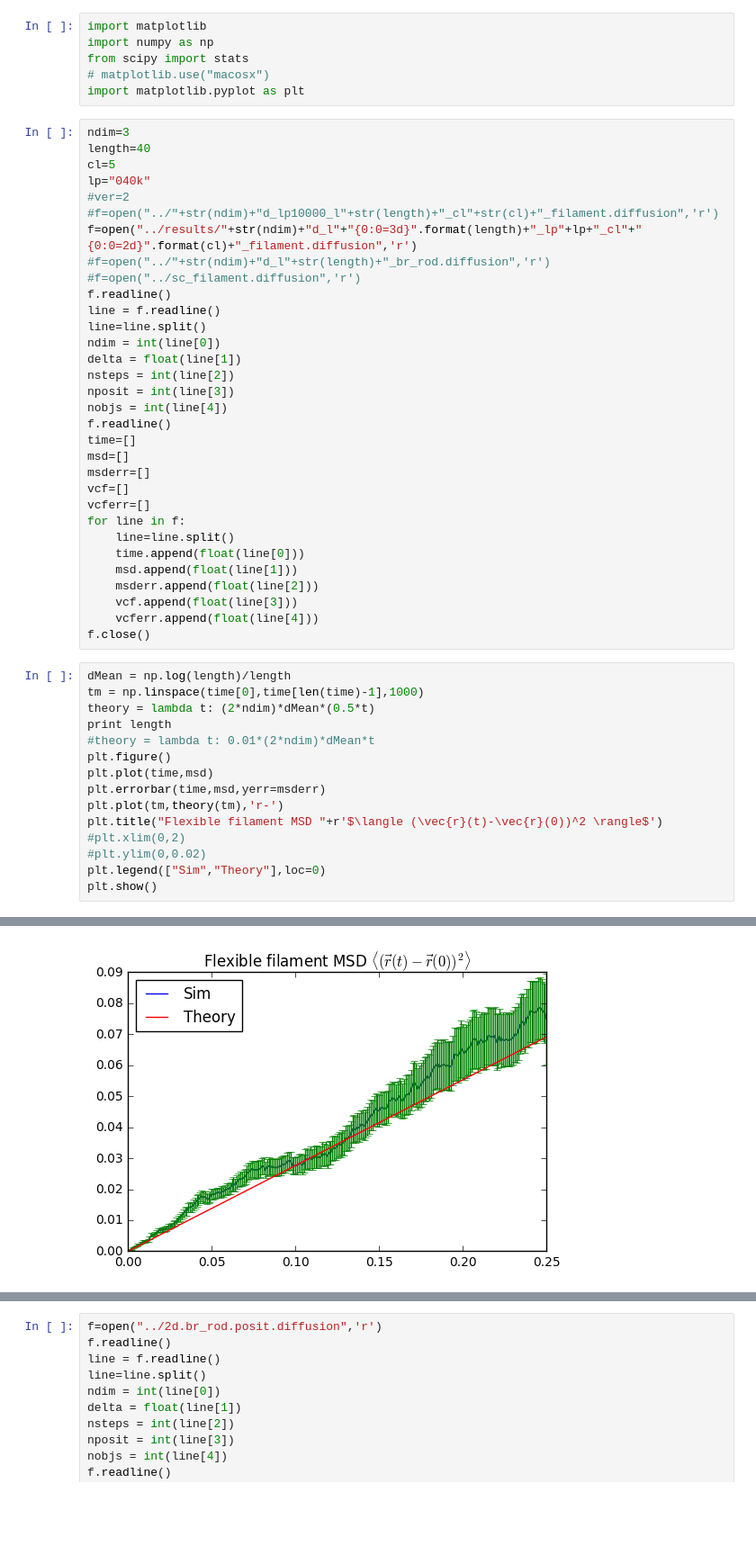
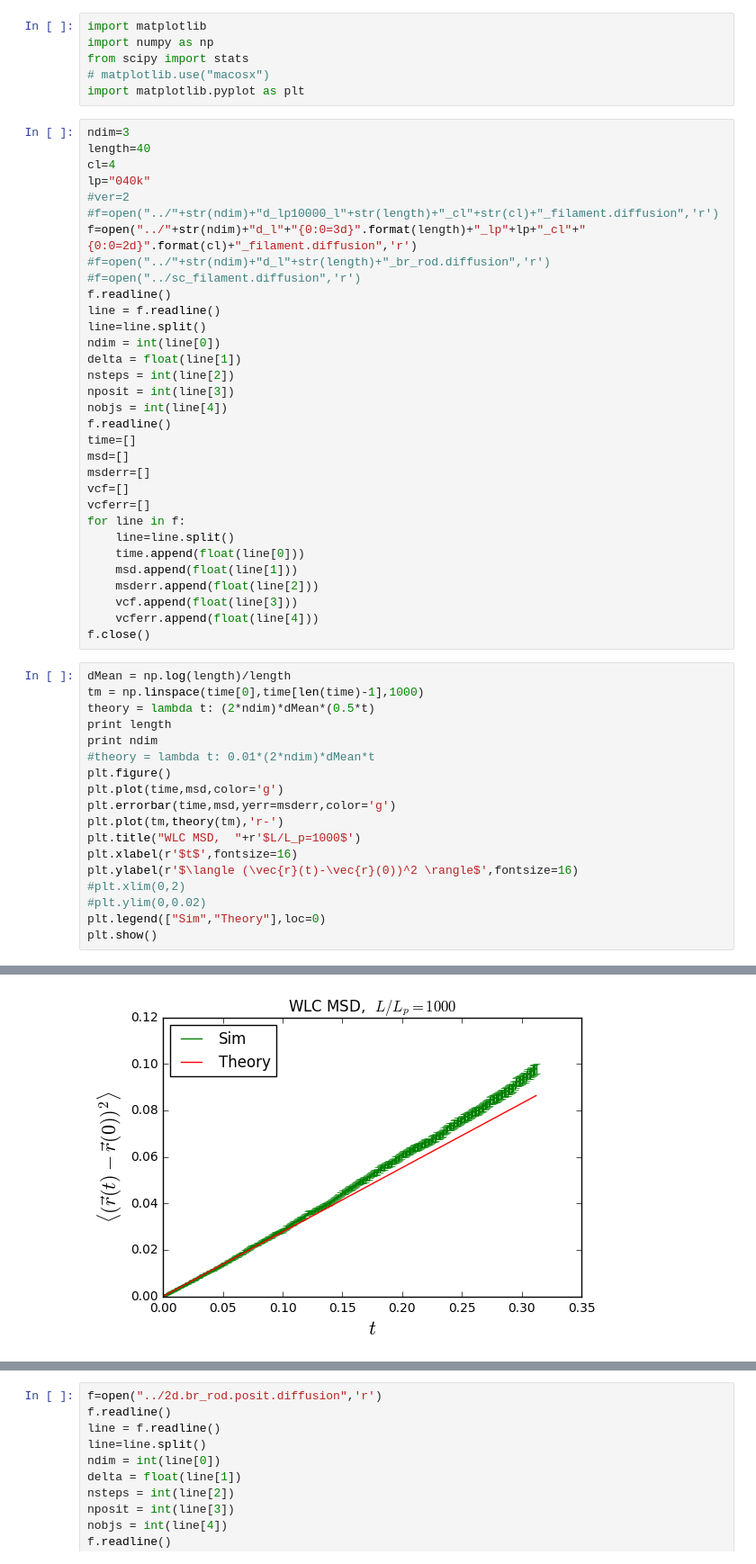
Before and after one commit to jeffmm/simcore, a Jupyter notebook: scripts/PlotDiffusionPosit.ipynb, the cells around one changed output, grey strips where cells are left out. Shown: that part at 90% size. Drawn from its saved outputs; the diff is of its cells as text; blank space fills up the shorter version.

```diff
--- a/scripts/PlotDiffusionPosit.ipynb
+++ b/scripts/PlotDiffusionPosit.ipynb
@@ -7,11 +7,11 @@ import matplotlib.pyplot as plt
 # %%
 ndim=3
 length=40
-cl=5
+cl=4
 lp="040k"
 #ver=2
 #f=open("../"+str(ndim)+"d_lp10000_l"+str(length)+"_cl"+str(cl)+"_filament.diffusion",'r')
-f=open("../results/"+str(ndim)+"d_l"+"{0:0=3d}".format(length)+"_lp"+lp+"_cl"+"{0:0=2d}".format(cl)+"_filament.diffusion",'r')
+f=open("../"+str(ndim)+"d_l"+"{0:0=3d}".format(length)+"_lp"+lp+"_cl"+"{0:0=2d}".format(cl)+"_filament.diffusion",'r')
 #f=open("../"+str(ndim)+"d_l"+str(length)+"_br_rod.diffusion",'r')
 #f=open("../sc_filament.diffusion",'r')
 f.readline()
@@ -41,12 +41,15 @@ dMean = np.log(length)/length
 tm = np.linspace(time[0],time[len(time)-1],1000)
 theory = lambda t: (2*ndim)*dMean*(0.5*t)
 print length
+print ndim
 #theory = lambda t: 0.01*(2*ndim)*dMean*t
 plt.figure()
-plt.plot(time,msd)
-plt.errorbar(time,msd,yerr=msderr)
+plt.plot(time,msd,color='g')
+plt.errorbar(time,msd,yerr=msderr,color='g')
 plt.plot(tm,theory(tm),'r-')
-plt.title("Flexible filament MSD "+r'$\langle (\vec{r}(t)-\vec{r}(0))^2 \rangle$')
+plt.title("WLC MSD,  "+r'$L/L_p=1000$')
+plt.xlabel(r'$t$',fontsize=16)
+plt.ylabel(r'$\langle (\vec{r}(t)-\vec{r}(0))^2 \rangle$',fontsize=16)
 #plt.xlim(0,2)
 #plt.ylim(0,0.02)
 plt.legend(["Sim","Theory"],loc=0)
@@ -56,2 +60,2 @@ plt.show()
-[figure, old version]
+[figure, new version]
 # %%
```
Also changed, not shown: parts of 2 cells of this notebook, 10 other files.
